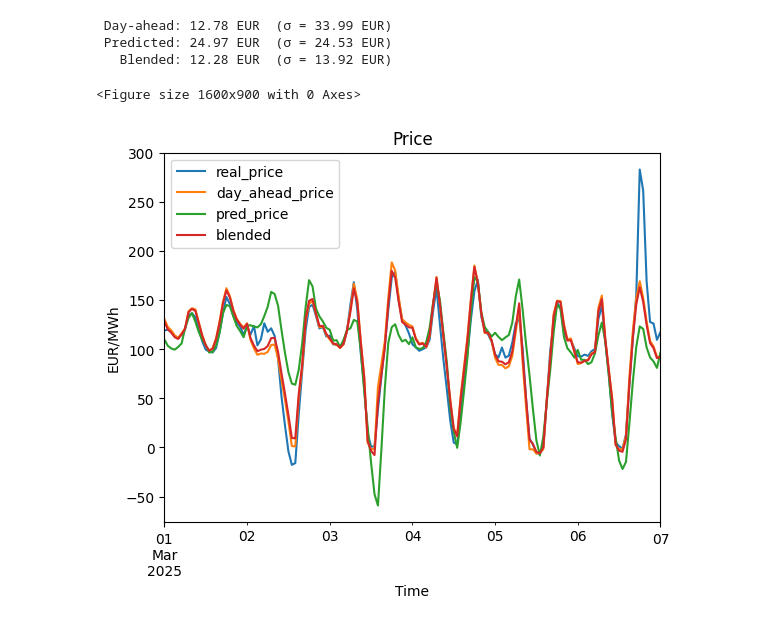
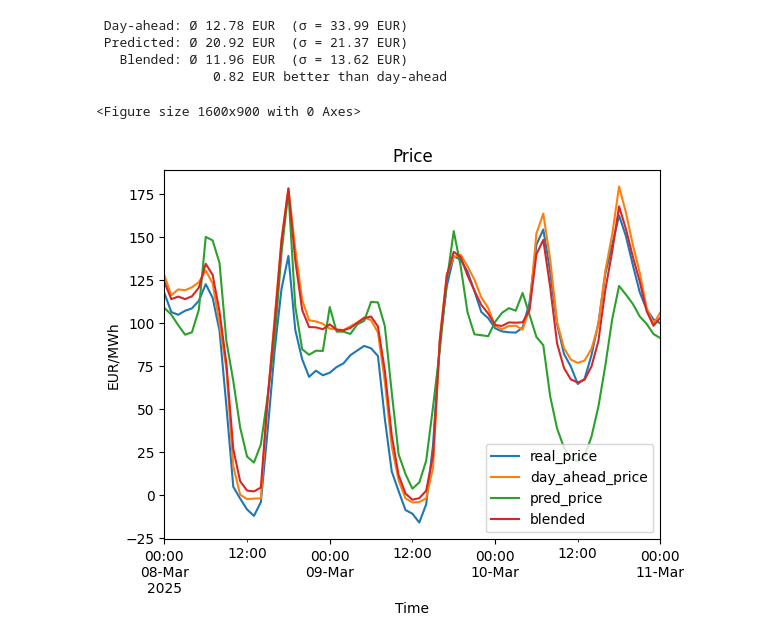
Before and after one commit to klaasnotfound/epex-spot-forecast, a Jupyter notebook: notebooks/lstm.ipynb, the cells around one changed output. Saved outputs shown, nothing was run; the diff lists cells and outputs as text; code cells hidden in the pictures.

```diff
--- a/notebooks/lstm.ipynb
+++ b/notebooks/lstm.ipynb
@@ -11,27 +11,30 @@ db_filepath = "data/db/local.db"
 con = duckdb.connect(db_filepath)
 weather_cols = [
     "temperature_2m_degc",
-    # "shortwave_radiation_wm2",
-    # "direct_radiation_wm2",
-    # "diffuse_radiation_wm2",
+    "shortwave_radiation_wm2",
+    "direct_radiation_wm2",
+    "diffuse_radiation_wm2",
     "direct_normal_irradiance_wm2",
     "global_tilted_irradiance_wm2",
     "terrestrial_radiation_wm2",
+    "wind_speed_10m_kmh",
+    "wind_speed_80m_kmh",
+    "wind_speed_120m_kmh",
     "cloud_cover_perc",
-    # "cloud_cover_low_perc",
-    # "cloud_cover_mid_perc",
-    # "cloud_cover_high_perc",
-    # "visibility_m",
+    "cloud_cover_low_perc",
+    "cloud_cover_mid_perc",
+    "cloud_cover_high_perc",
+    "visibility_m",
 ]
 w_cols = ", ".join([f"open_meteo_agg_hourly.{col}" for col in weather_cols])
 market_cols = [
-    # "non_ren_prod_kw",
-    # "ren_prod_kw",
+    "non_ren_prod_kw",
+    "ren_prod_kw",
     "load_kw",
     "daa_price_eurmwh",
     "idc_av_price_eurmwh",
-    # "idc_low_price_eurmwh",
-    # "idc_high_price_eurmwh",
+    "idc_low_price_eurmwh",
+    "idc_high_price_eurmwh",
 ]
 m_cols = ", ".join([f"epex_market.{col}" for col in market_cols])
 
@@ -175,6 +175,7 @@ torch.Size([726, 24, 12]) torch.Size([181, 24, 12])
 # Create the model
 
 from torch import nn, optim
+
 
 class LSTMModel(nn.Module):
     def __init__(self, input_size: int, num_layers=2, hidden_size=128, dropout=0.2):
@@ -196,11 +197,13 @@ class LSTMModel(nn.Module):
 
 device = torch.device("mps" if torch.backends.mps.is_available() else "cpu")
 # device = torch.device("cuda" if torch.cuda.is_available() else "cpu")
-model = LSTMModel(X_train.shape[2], 3, 128).to(device)
+model = LSTMModel(X_train.shape[2], 2, 512).to(device)
 loss_fn = nn.MSELoss()
 optimizer = optim.Adam(model.parameters(), lr=1e-3)
 scheduler = optim.lr_scheduler.ReduceLROnPlateau(
     optimizer, mode="min", factor=0.5, patience=5
 )
+trainable_params = sum(p.numel() for p in model.parameters() if p.requires_grad)
+print(f"{trainable_params} trainable params")
 print(f"LSTM model ready (on device '{device}')")
 # %% [output]
@@ -317,7 +321,7 @@ with torch.no_grad():
     pred_test_price = test_plot * price_std + price_mean
 
     # Calculate blended price
-    blend_fac = 0.13
+    blend_fac = 0.2
     blend_price = (1 - blend_fac) * daa_price + blend_fac * pred_test_price
 
     # Put everything in one data frame
@@ -328,38 +332,43 @@ with torch.no_grad():
             # "pred_train": pred_train_price,
             "pred_price": pred_test_price,
             # "trivial": daa_price * 0.9 + daa_price.mean() * 0.1,
             "blended": blend_price,
         },
         index=tdata.index,
     )
 
     plt.figure(figsize=(16, 9))
-    pdata.loc[(pdata.index >= "2025-03-01") & (pdata.index <= "2025-03-07")].plot(
+    pdata.loc[(pdata.index >= "2025-03-08") & (pdata.index <= "2025-03-11")].plot(
         title="Price", xlabel="Time", ylabel="EUR/MWh"
     )
 
     # Print the average deviation
     daa_diff = pdata["real_price"] - pdata["day_ahead_price"]
     daa_dev_mean = daa_diff.abs().mean()
     daa_dev_std = daa_diff.abs().std()
-    print(f" Day-ahead: {daa_dev_mean:.2f} EUR  (σ = {daa_dev_std:.2f} EUR)")
+    print(f" Day-ahead: Ø {daa_dev_mean:.2f} EUR  (σ = {daa_dev_std:.2f} EUR)")
     pred_diff = pdata["real_price"] - pdata["pred_price"]
     pred_dev_mean = pred_diff.abs().mean()
     pred_dev_std = pred_diff.abs().std()
-    print(f" Predicted: {pred_dev_mean:.2f} EUR  (σ = {pred_dev_std:.2f} EUR)")
+    print(f" Predicted: Ø {pred_dev_mean:.2f} EUR  (σ = {pred_dev_std:.2f} EUR)")
 
     blend_diff = pdata["real_price"] - blend_price
     blend_dev_mean = blend_diff.abs().mean()
     blend_dev_std = blend_diff.abs().std()
-    print(f"   Blended: {blend_dev_mean:.2f} EUR  (σ = {blend_dev_std:.2f} EUR)")
+    print(f"   Blended: Ø {blend_dev_mean:.2f} EUR  (σ = {blend_dev_std:.2f} EUR)")
+    im = blend_dev_mean - daa_dev_mean
+    print(
+        f"               {abs(im):.2f} EUR {'better' if im < 0 else 'worse'} than day-ahead"
+    )
 
     # triv_diff = pdata["real_price"] - pdata["trivial"]
     # triv_dev_mean = triv_diff.abs().mean()
     # triv_dev_std = triv_diff.abs().std()
     # print(f"   Trivial: {triv_dev_mean:.2f} EUR  (σ = {triv_dev_std:.2f} EUR)")
 # %% [output]
- Day-ahead: 12.78 EUR  (σ = 33.99 EUR)
- Predicted: 24.97 EUR  (σ = 24.53 EUR)
-   Blended: 12.28 EUR  (σ = 13.92 EUR)
+ Day-ahead: Ø 12.78 EUR  (σ = 33.99 EUR)
+ Predicted: Ø 20.92 EUR  (σ = 21.37 EUR)
+   Blended: Ø 11.96 EUR  (σ = 13.62 EUR)
+               0.82 EUR better than day-ahead
 <Figure size 1600x900 with 0 Axes>
-[figure, old version]
+[figure, new version]
```
Also changed, not shown: parts of 5 cells of this notebook.
